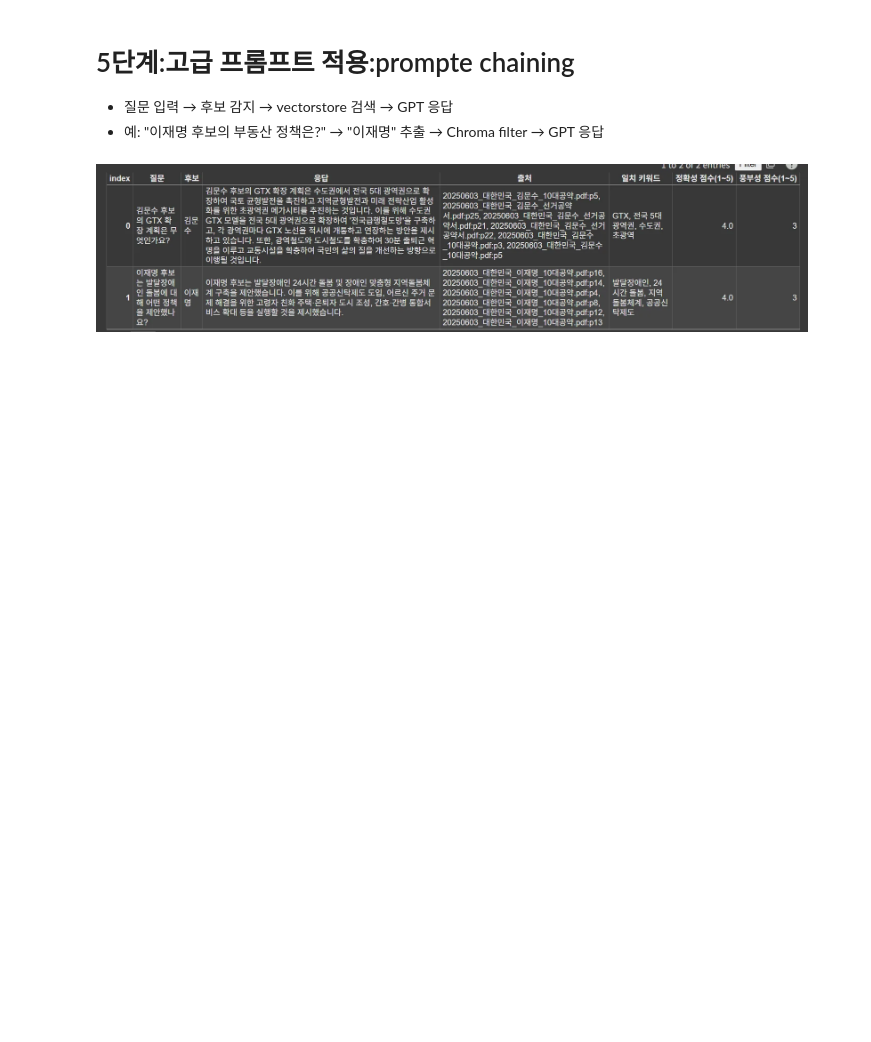
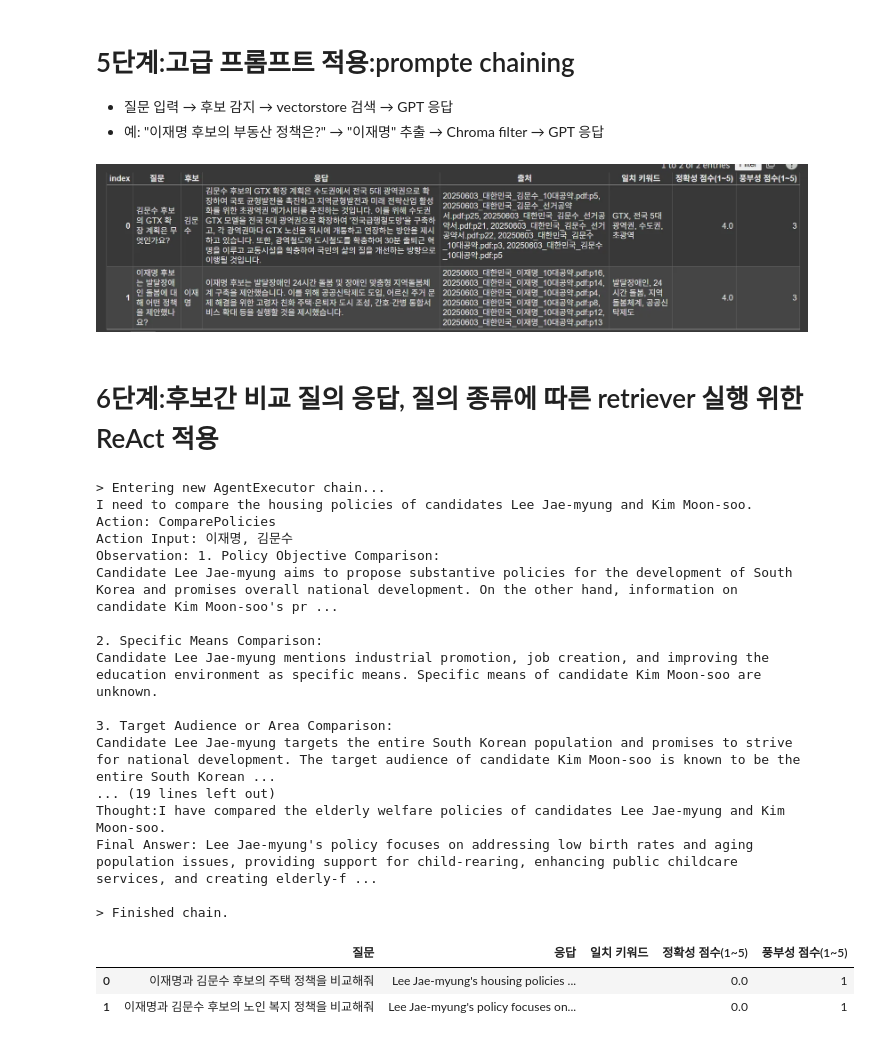
Before and after one commit to ihyoo/team_09, a Jupyter notebook: code/miran/대통령_선거_정보_도우미_AI_Agent.ipynb, the cells around one changed output. Drawn from its saved outputs; the diff is of its cells as text; code cells hidden in the pictures; blank space fills up the shorter version.

Commit message:
6단계:후보간 비교 질의 응답 추가 ReAct 적용
질의 종류(후보별 질의, 후보간 비교 질의)에 따른 action 실행을 위한 ReAct 프롬프트 기법 적용

```diff
--- a/code/miran/대통령_선거_정보_도우미_AI_Agent.ipynb
+++ b/code/miran/대통령_선거_정보_도우미_AI_Agent.ipynb
@@ -854,3 +856,5 @@ df_final = pd.DataFrame(results)
 df_final
 # %% [markdown]
 ![image.png](embedded-picture-1)
+# %% [markdown]
+# 6단계:후보간 비교 질의 응답, 질의 종류에 따른 retriever 실행 위한 ReAct 적용
@@ -856,0 +1031,62 @@ df_final
+# %%
+# ✅ 평가 루틴
+
+test_cases = [
+    # {
+    #     "질문": "김문수 후보의 GTX 확장 계획은 무엇인가요?",
+    #     "기대 키워드": ["GTX", "전국 5대 광역권", "수도권", "초광역", "교통 체증"]
+    # },
+    # {
+    #     "질문": "이재명 후보는 발달장애인 돌봄에 대해 어떤 정책을 제안했나요?",
+    #     "기대 키워드": ["발달장애인", "24시간 돌봄", "지역돌봄체계", "간병비", "공공신탁제도"]
+    # },
+    {
+        "질문": "이재명과 김문수 후보의 주택 정책을 비교해줘",
+        "기대 키워드": ["공공임대주택", "청년주택", "재개발", "공급 확대", "세제 지원"]
+    },
+    {
+        "질문": "이재명과 김문수 후보의 노인 복지 정책을 비교해줘",
+        "기대 키워드": ["요양", "간병비", "돌봄", "치매", "은퇴"]
+    }
+]
+
+def run_evaluation():
+    results = []
+    for case in test_cases:
+        output = react_agent.invoke({"input": case["질문"]})["output"]
+        matched = [kw for kw in case["기대 키워드"] if kw in output]
+        accuracy = round((len(matched) / len(case["기대 키워드"])) * 5, 2)
+        richness = 5 if len(output) > 400 and len(matched) >= 3 else 3 if matched else 1
+        results.append({
+            "질문": case["질문"],
+            "응답": output,
+            "일치 키워드": ", ".join(matched),
+            "정확성 점수(1~5)": accuracy,
+            "풍부성 점수(1~5)": richness
+        })
+    return pd.DataFrame(results)
+
+# ✅ 결과 확인용
+df_result = run_evaluation()
+df_result
+# %% [output]
+> Entering new AgentExecutor chain...
+I need to compare the housing policies of candidates Lee Jae-myung and Kim Moon-soo.
+Action: ComparePolicies
+Action Input: 이재명, 김문수
+Observation: 1. Policy Objective Comparison:
+Candidate Lee Jae-myung aims to propose substantive policies for the development of South Korea and promises overall national development. On the other hand, information on candidate Kim Moon-soo's pr ...
+
+2. Specific Means Comparison:
+Candidate Lee Jae-myung mentions industrial promotion, job creation, and improving the education environment as specific means. Specific means of candidate Kim Moon-soo are unknown.
+
+3. Target Audience or Area Comparison:
+Candidate Lee Jae-myung targets the entire South Korean population and promises to strive for national development. The target audience of candidate Kim Moon-soo is known to be the entire South Korean ...
+... (19 lines left out)
+Thought:I have compared the elderly welfare policies of candidates Lee Jae-myung and Kim Moon-soo.
+Final Answer: Lee Jae-myung's policy focuses on addressing low birth rates and aging population issues, providing support for child-rearing, enhancing public childcare services, and creating elderly-f ...
+
+> Finished chain.
+|  | 질문 | 응답 | 일치 키워드 | 정확성 점수(1~5) | 풍부성 점수(1~5) |
+| 0 | 이재명과 김문수 후보의 주택 정책을 비교해줘 | Lee Jae-myung's housing policies ... |  | 0.0 | 1 |
+| 1 | 이재명과 김문수 후보의 노인 복지 정책을 비교해줘 | Lee Jae-myung's policy focuses on... |  | 0.0 | 1 |
```
Also changed, not shown: parts of 3 cells of this notebook.
